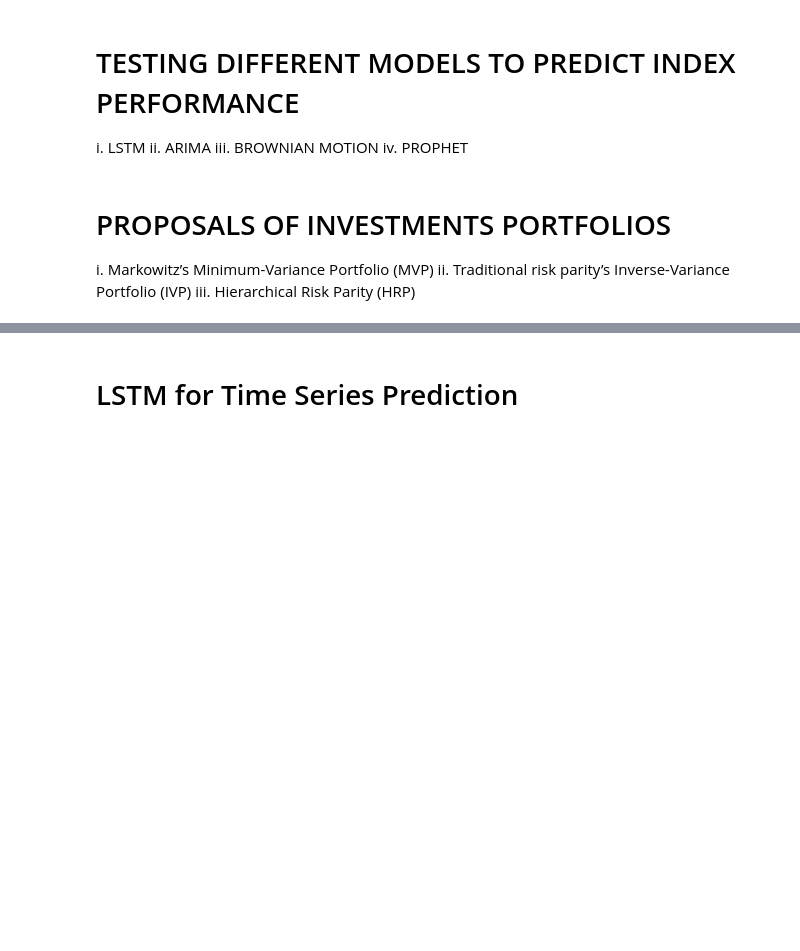
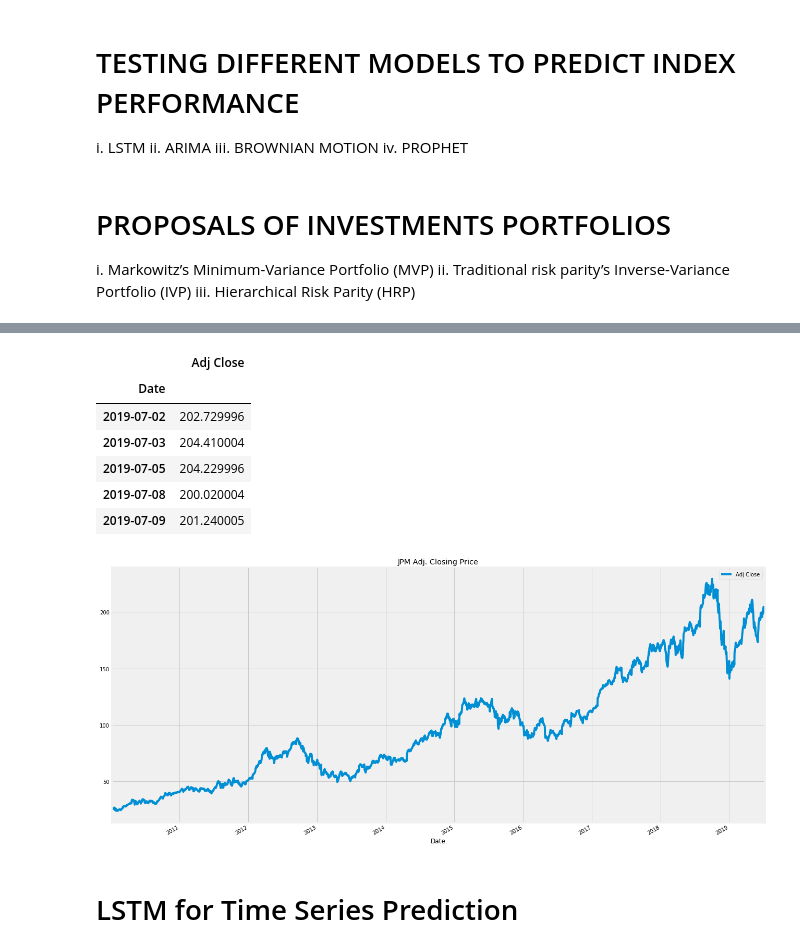
Before and after one commit to deottoni/Machine_Learning_Finance, a Jupyter notebook: predictions_models_in_finance.ipynb, the cells around one changed output, grey strips where cells are left out. Cells and saved outputs as stored; diff of their text form; code cells hidden in the pictures; blank space fills up the shorter version.

```diff
--- a/predictions_models_in_finance.ipynb
+++ b/predictions_models_in_finance.ipynb
@@ -77,15 +57,24 @@ ModuleNotFoundError: No module named 'fbprophet'
 # %%
 #Getting Data
 
 todays_day = date.today()
 start = datetime.datetime(2010, 1, 1)
 end = todays_day
 
 
-df_aapl = pdr.get_data_yahoo("AAPL", start=start, end=end)['Adj Close']
-df=pd.DataFrame(df_aapl)
-df.plot(title='AAPL Adj. Closing Price',figsize=(20,10))
+jpm= pdr.get_data_yahoo("AAPL", start=start, end=end)['Adj Close']
+df=pd.DataFrame(jpm)
+df.plot(title='JPM Adj. Closing Price',figsize=(20,10))
 df.tail()
+# %% [output]
+|  | Adj Close |
+| Date |  |
+| 2019-07-02 | 202.729996 |
+| 2019-07-03 | 204.410004 |
+| 2019-07-05 | 204.229996 |
+| 2019-07-08 | 200.020004 |
+| 2019-07-09 | 201.240005 |
+[figure, added]
 # %% [markdown]
 # LSTM for Time Series Prediction
 # %%
```
Also changed, not shown: parts of 41 cells of this notebook.
